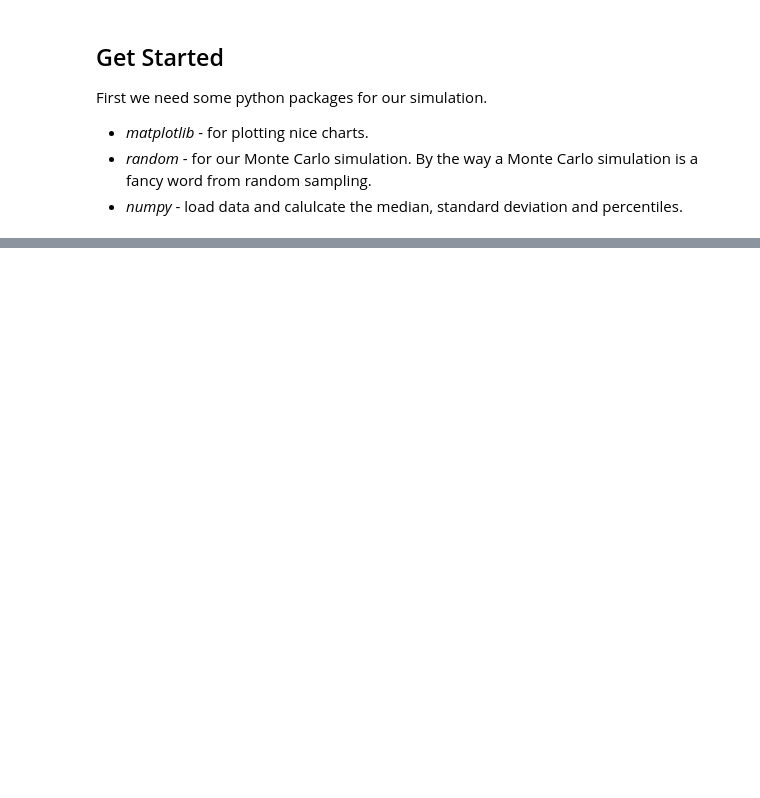
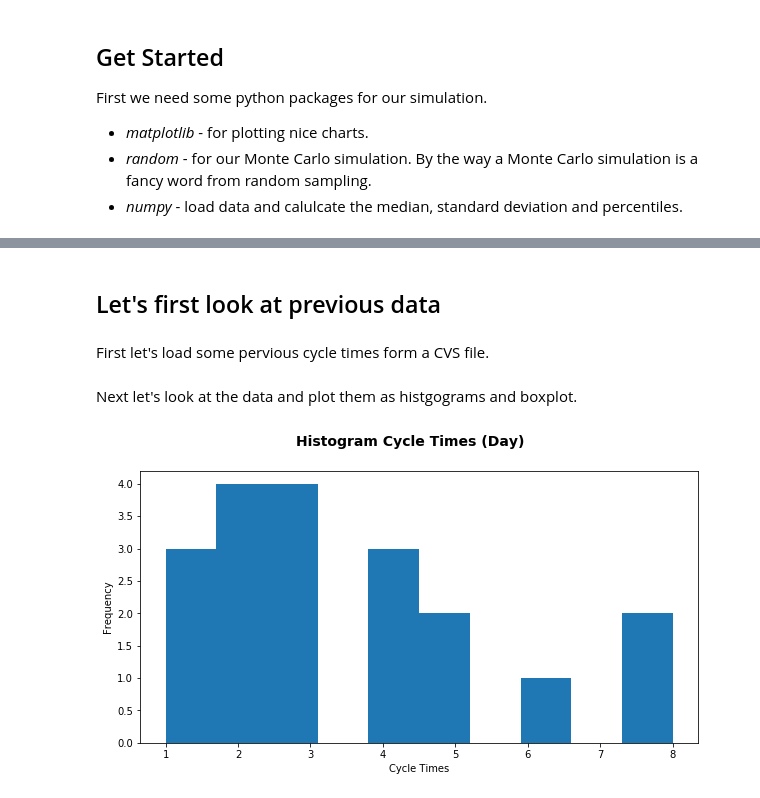
Before and after one commit to rueedlinger/monte-carlo-simulation, a Jupyter notebook: notebooks/forecasting_with_monte_carlo.ipynb, the cells around one changed output, grey strips where cells are left out. Drawn from its saved outputs; the diff is of its cells as text; code cells hidden in the pictures; blank space fills up the shorter version.

```diff
--- a/notebooks/forecasting_with_monte_carlo.ipynb
+++ b/notebooks/forecasting_with_monte_carlo.ipynb
@@ -31,0 +26,4 @@ cycle_times = [2, 3, 5, 8, 3, 5 , 6, 2, 8, 1, 4, 3, 1]
+# %% [markdown]
+## Let's first look at previous data
+# %% [markdown]
+First let's load some pervious cycle times form a CVS file.
@@ -31,0 +32,11 @@ cycle_times = [2, 3, 5, 8, 3, 5 , 6, 2, 8, 1, 4, 3, 1]
+# %% [markdown]
+Next let's look at the data and plot them as histgograms and boxplot.
+# %%
+fig, ax = plt.subplots(figsize=(10, 5))
+fig.suptitle('Histogram Cycle Times (Day)', fontsize=14, fontweight='bold')
+ax.set_xlabel('Cycle Times')
+ax.set_ylabel('Frequency')
+plt.hist(cycle_times)
+plt.show()
+# %% [output]
+[figure, added]
```
Also changed, not shown: parts of 19 cells of this notebook, 2 other files.
